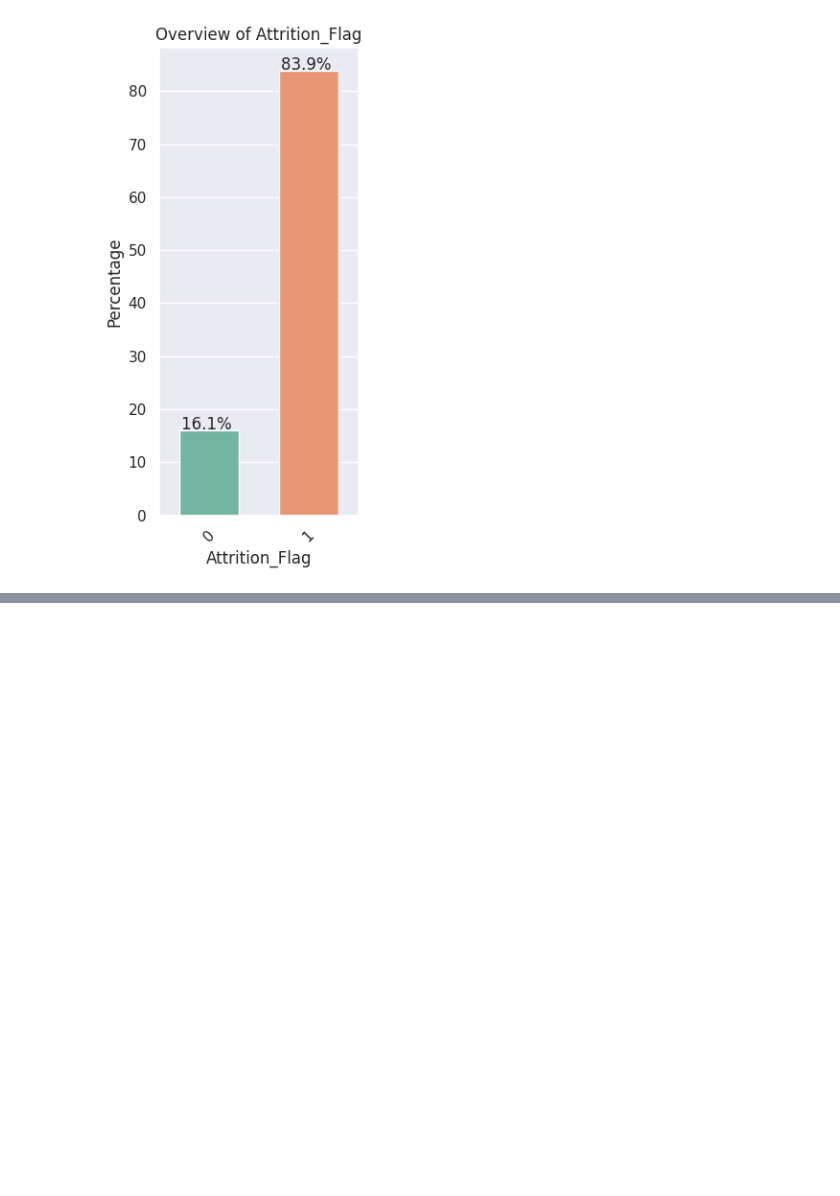
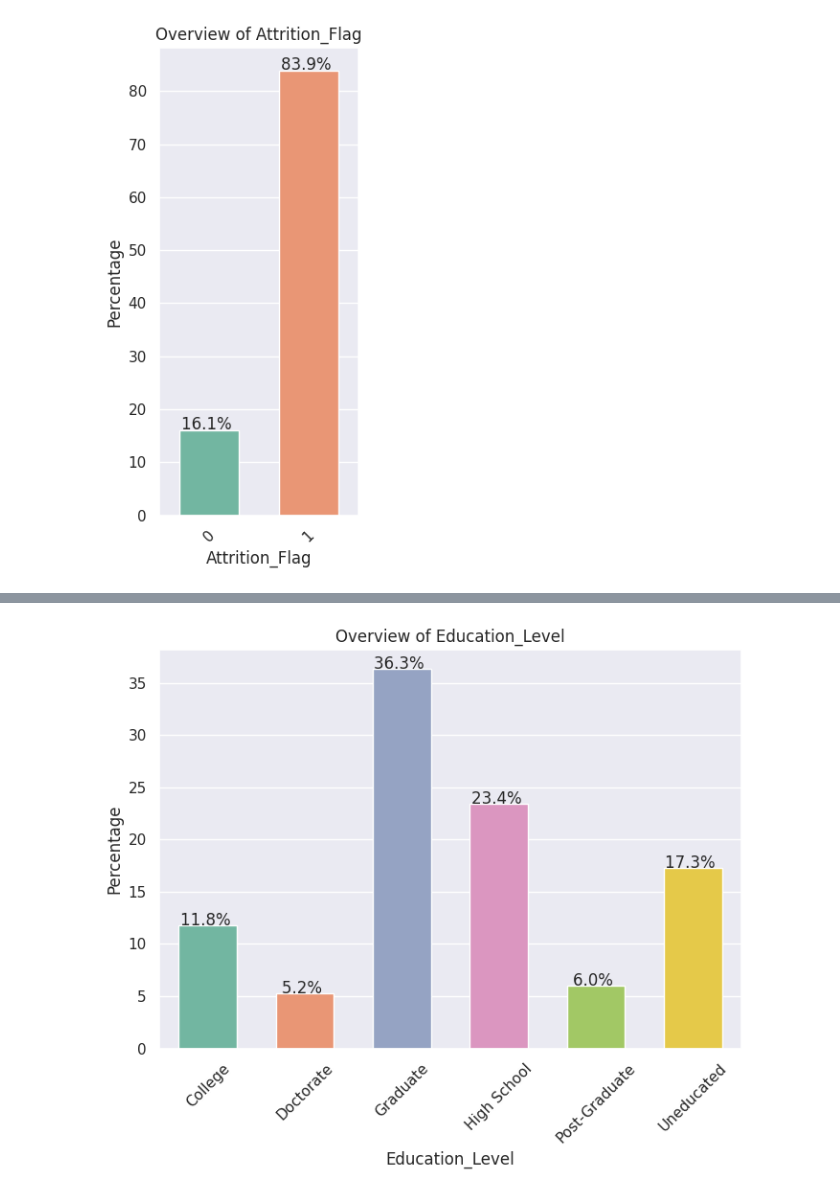
Before and after one commit to Rajesh2015/credit-card-user-churn-prediction, a Jupyter notebook: credit-card-churn-solution.ipynb, the cells around one changed output, grey strips where cells are left out. Drawn from its saved outputs; the diff is of its cells as text; code cells hidden in the pictures; blank space fills up the shorter version.

```diff
--- a/credit-card-churn-solution.ipynb
+++ b/credit-card-churn-solution.ipynb
@@ -1086,0 +1089,4 @@ plot
+# %%
+plot_bar_chart_percentage(df_encod,column_name='Education_Level',xlabel='Education_Level',pellete=pellete)
+# %% [output]
+[figure, added]
```
Also changed, not shown: parts of 6 cells of this notebook.
